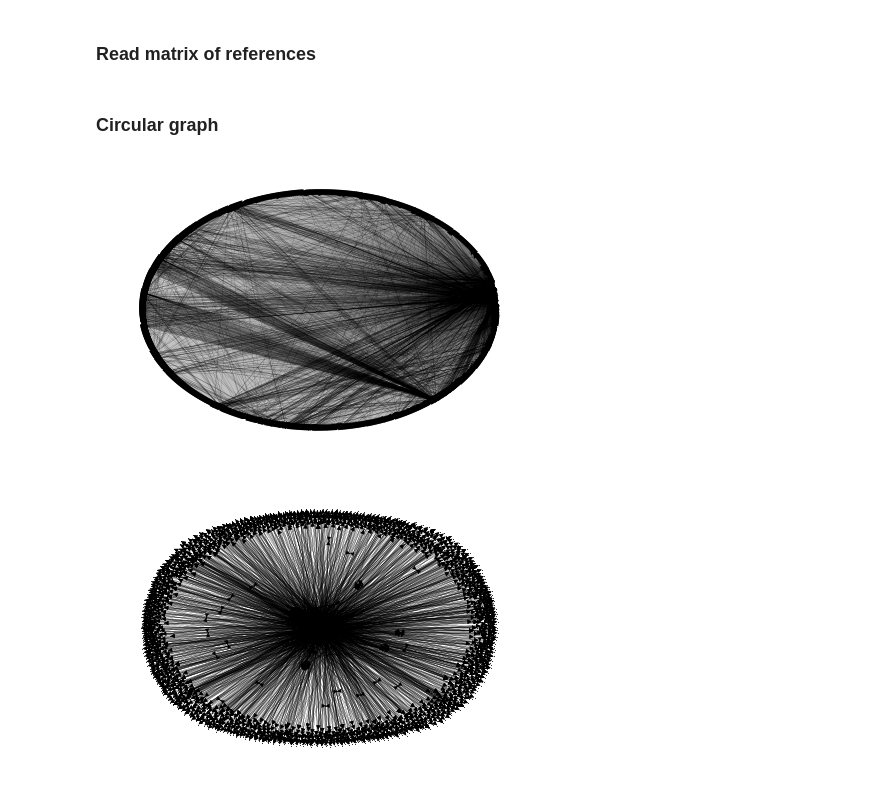
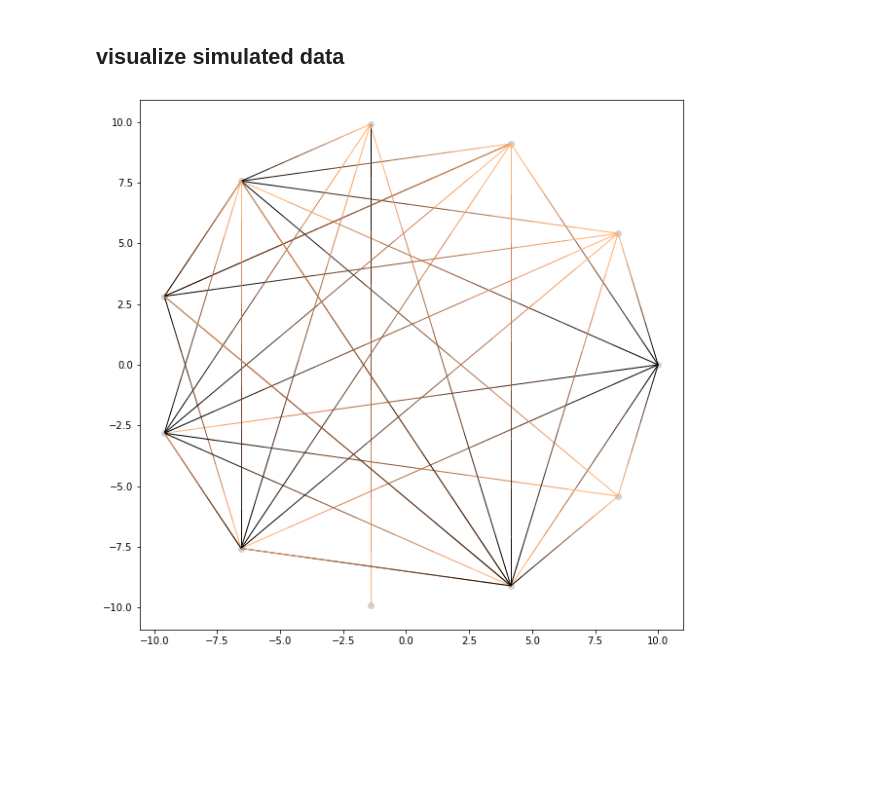
Before and after one commit to brainhack-school2020/koudyk_bhs_project, a Jupyter notebook: methnet/visualizations.ipynb, the cells around one changed output. Cells and saved outputs as stored; diff of their text form; code cells hidden in the pictures; blank space fills up the shorter version.

Commit message:
static circular visualization

```diff
--- a/methnet/visualizations.ipynb
+++ b/methnet/visualizations.ipynb
@@ -3,6 +3,13 @@ import pandas as pd
 import networkx as nx
 import numpy as np
 from ast import literal_eval
+import matplotlib.pyplot as plt
+from matplotlib import cm
+from matplotlib.colors import ListedColormap, LinearSegmentedColormap, BoundaryNorm
+from matplotlib.collections import LineCollection
+from matplotlib.lines import Line2D
+import math
+pi = math.pi
 np.random.seed(seed=20487)
+METHODS_QUERIES = ['spm', 'afni', 'nilearn', 'fsl']
+FIELD_QUERY = 'fmri AND language'
-# %% [markdown]
-### Read matrix of references
@@ -8,0 +95,27 @@ np.random.seed(seed=20487)
+# %% [markdown]
+## visualize simulated data
+# %%
+# load simulated data
+filename = 'results_simulated/adjacency_matrix.csv'
+input_data = pd.read_csv(filename, index_col=0)
+test = nx.DiGraph(input_data.values)
+
+df = circum_points(data=input_data, radius=10)
+plt.figure(figsize=(10,10))
+plt.scatter(x=df['x'], y=df['y'], color='lightgrey')
+for pmid_r in input_data.index:
+    for pmid_c in input_data.index:
+        if input_data[pmid_r][pmid_c]:
+            # location of first point
+            x1, y1 = df.loc[pmid_r, 'x'], df.loc[pmid_r, 'y']
+
+            # location of second point
+            x2, y2 = df.loc[pmid_c, 'x'], df.loc[pmid_c, 'y']
+
+            x = np.linspace(x1, x2, num=10)
+            y = np.linspace(y1, y2, num=10)
+
+            # make line between them
+            colorline(x, y, cmap='copper', linewidth=1)
+# %% [output]
+[figure, added]
@@ -13,18 +128,0 @@ G = nx.DiGraph(mat.values)
-# %% [markdown]
-### Circular graph
-# %%
-options = {
-    'node_color': 'black',
-    'node_size': 1,
-    'line_color': 'grey',
-    'linewidths': 0,
-    'width': 0.1,
-}
-
-nx.draw_circular(G, **options)
-# %% [output]
-[figure, removed]
-# %%
-nx.draw(G, **options)
-# %% [output]
-[figure, removed]
```
Also changed, not shown: parts of 9 cells of this notebook.
